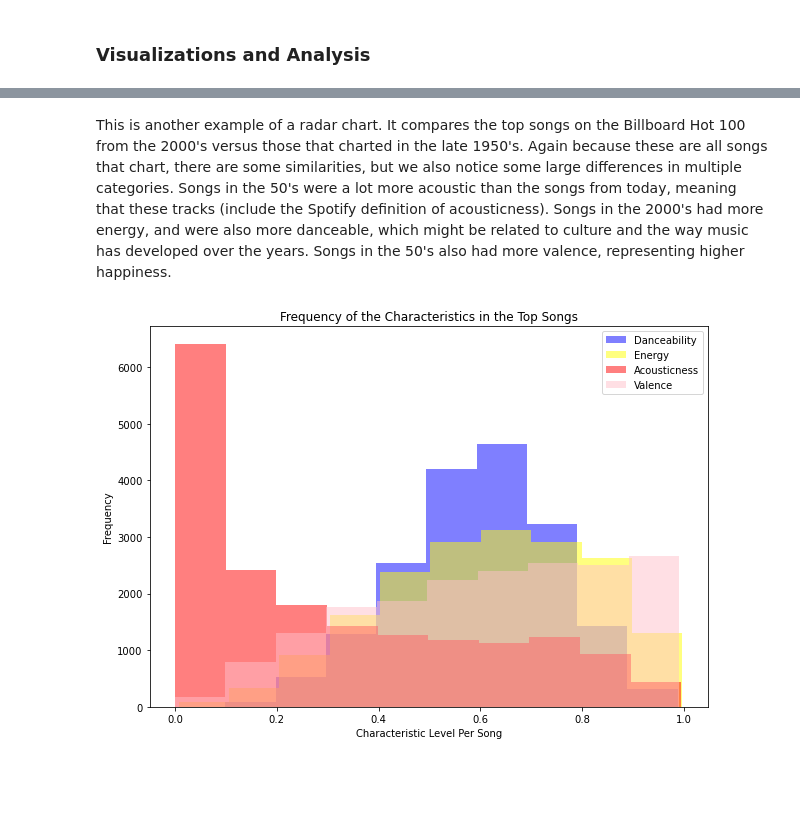
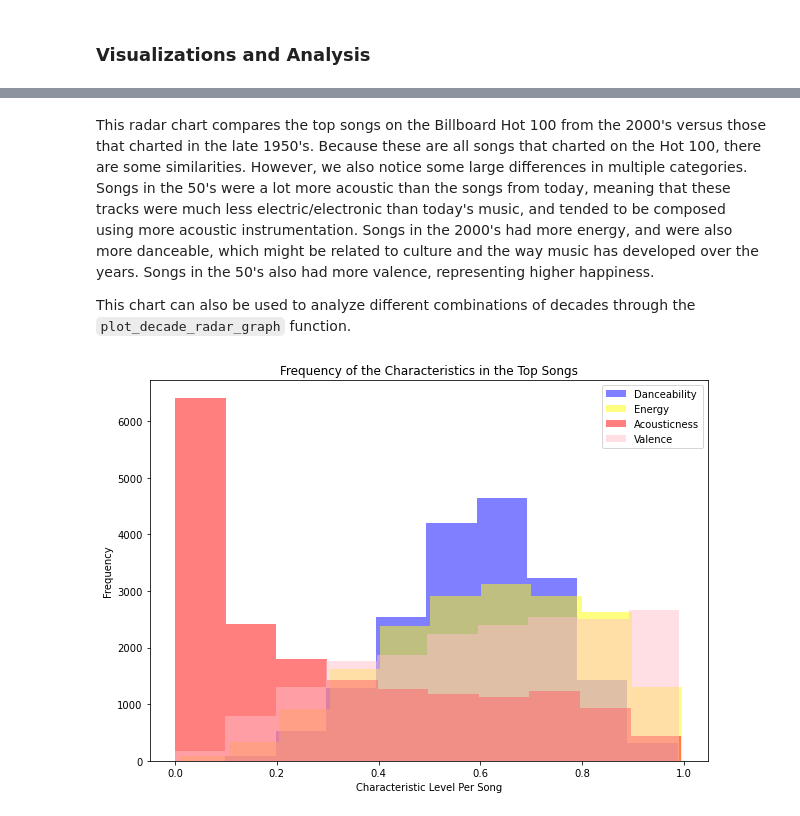
Before and after one commit to olincollege/billboard-hot-100-characteristics, a Jupyter notebook: computational_essay.ipynb, the cells around one changed output, grey strips where cells are left out. Cells and saved outputs as stored; diff of their text form; code cells hidden in the pictures; blank space fills up the shorter version.

Commit message:
Complete Billboard Project Includes updates to the computational essay and the `README`.

```diff
--- a/computational_essay.ipynb
+++ b/computational_essay.ipynb
@@ -117,17 +98 @@ On the other hand, with the birth of hip-hop and rap (in The Bronx!) in the 70's
 With these statistics, we are able to pinpoint the changes in music over time, and make assumptions as to what caused these changes in music. With different generations come different beats, and this chart is a very good representation of the generational changes in music over the course of the past 70 years.
-# %%
-# Converting the ranks to integers
-charts["rank"] = pd.to_numeric(charts["rank"])
-
-# Grouping and averaging the songs that rank in the top 10
-top_ranks = charts[(charts['rank'] <= 10) & (charts['rank'] >= 1)].mean(numeric_only=True)
-
-# Grouping and averaging the songs that rank in the bottom 10
-bottom_ranks = charts[(charts['rank'] <= 100) & (charts['rank'] >= 90)].mean(numeric_only=True)
-
-# Data clean-up
-unwanted_columns = ['rank','key', 'loudness', 'mode', 'tempo',
-                    'duration_ms','time_signature']
-
-top_ranks_clean = top_ranks.drop(unwanted_columns)
-bottom_ranks_clean = bottom_ranks.drop(unwanted_columns)
@@ -206,19 +129,10 @@ fig.show()
 # %% [markdown]
-This is another example of a radar chart. It compares the top songs on the Billboard Hot 100 from the 2000's versus those that charted in the late 1950's. Again because these are all songs that chart, there are some similarities, but we also notice some large differences in multiple categories. Songs in the 50's were a lot more acoustic than the songs from today, meaning that these tracks (include the Spotify definition of acousticness). Songs in the 2000's had more energy, and were also more danceable, which might be related to culture and the way music has developed over the years. Songs in the 50's also had more valence, representing higher happiness.
+This radar chart compares the top songs on the Billboard Hot 100 from the 2000's versus those that charted in the late 1950's. Because these are all songs that charted on the Hot 100, there are some similarities. However, we also notice some large differences in multiple categories. Songs in the 50's were a lot more acoustic than the songs from today, meaning that these tracks were much less electric/electronic than today's music, and tended to be composed using more acoustic instrumentation. Songs in the 2000's had more energy, and were also more danceable, which might be related to culture and the way music has developed over the years. Songs in the 50's also had more valence, representing higher happiness.
+
+This chart can also be used to analyze different combinations of decades through the `plot_decade_radar_graph` function.
-# %%
-fig, ax = plt.subplots(figsize =(10, 7))
-
-ax.hist(charts.loc[:,"danceability"], color='blue', alpha=0.5, label = "Danceability")
-ax.hist(charts.loc[:,"energy"],color='yellow', alpha=0.5, label = "Energy")
-ax.hist(charts.loc[:,"acousticness"],color='red',alpha=0.5,label = "Acousticness")
-ax.hist(charts.loc[:,"valence"], color='pink', alpha=0.5, label = "Valence")
-
-# Show plot
-plt.title("Frequency of the Characteristics in the Top Songs")
-plt.xlabel("Characteristic Level Per Song")
-plt.ylabel("Frequency")
-plt.legend(loc='upper right')
-plt.show()
-# %% [output]
-[figure, removed]
+# %%
+# Plotting the histogram based on the Billboard Hot 100 dataframe
+dv.plot_histogram(charts)
+# %% [output]
+[figure, added]
 # %% [markdown]
```
Also changed, not shown: parts of 15 cells of this notebook, 8 other files.
